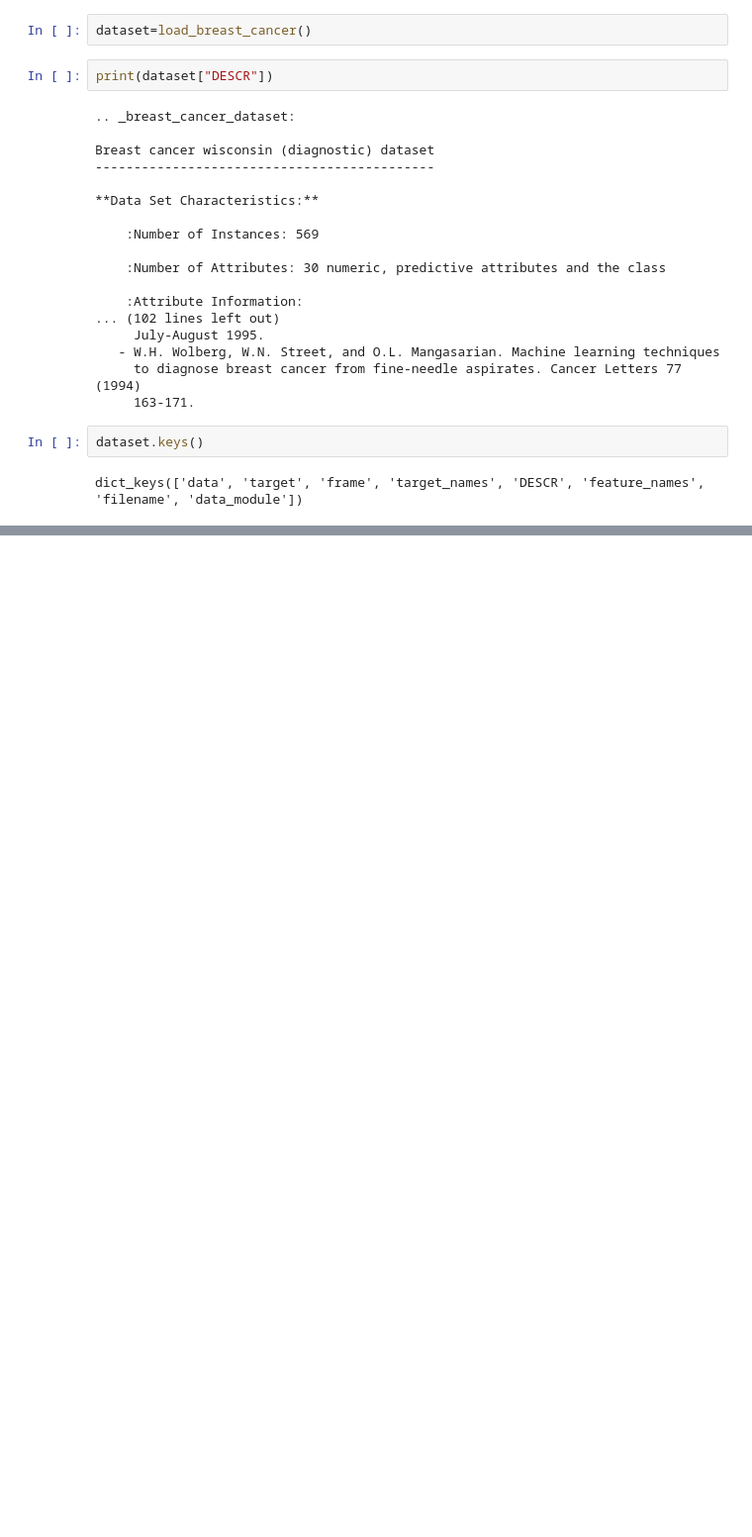
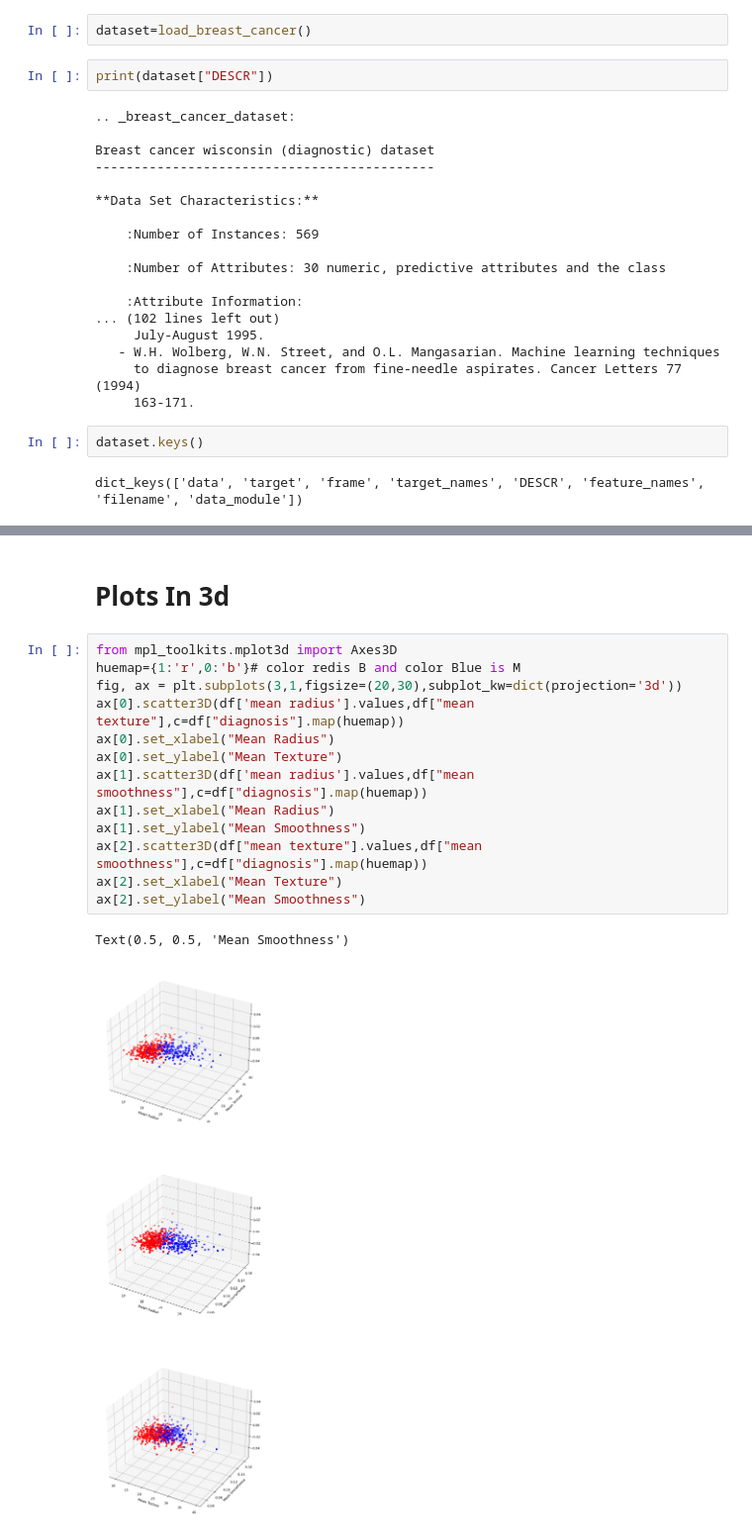
Before and after one commit to DevPro13/SVM_Visualization, a Jupyter notebook: SuportVectorMachineVisualizationWithBreastCancerDataset.ipynb, the cells around one changed output, grey strips where cells are left out. Shown at 99% size. Drawn from its saved outputs; the diff is of its cells as text; blank space fills up the shorter version.

```diff
--- a/SuportVectorMachineVisualizationWithBreastCancerDataset.ipynb
+++ b/SuportVectorMachineVisualizationWithBreastCancerDataset.ipynb
@@ -60,0 +73,18 @@ sb.heatmap(corrMat,annot=True)
+# %% [markdown]
+# Plots In 3d
+# %%
+from mpl_toolkits.mplot3d import Axes3D
+huemap={1:'r',0:'b'}# color redis B and color Blue is M
+fig, ax = plt.subplots(3,1,figsize=(20,30),subplot_kw=dict(projection='3d'))
+ax[0].scatter3D(df['mean radius'].values,df["mean texture"],c=df["diagnosis"].map(huemap))
+ax[0].set_xlabel("Mean Radius")
+ax[0].set_ylabel("Mean Texture")
+ax[1].scatter3D(df['mean radius'].values,df["mean smoothness"],c=df["diagnosis"].map(huemap))
+ax[1].set_xlabel("Mean Radius")
+ax[1].set_ylabel("Mean Smoothness")
+ax[2].scatter3D(df["mean texture"].values,df["mean smoothness"],c=df["diagnosis"].map(huemap))
+ax[2].set_xlabel("Mean Texture")
+ax[2].set_ylabel("Mean Smoothness")
+# %% [output]
+Text(0.5, 0.5, 'Mean Smoothness')
+[figure, added]
```
Also changed, not shown: parts of 9 cells of this notebook.
